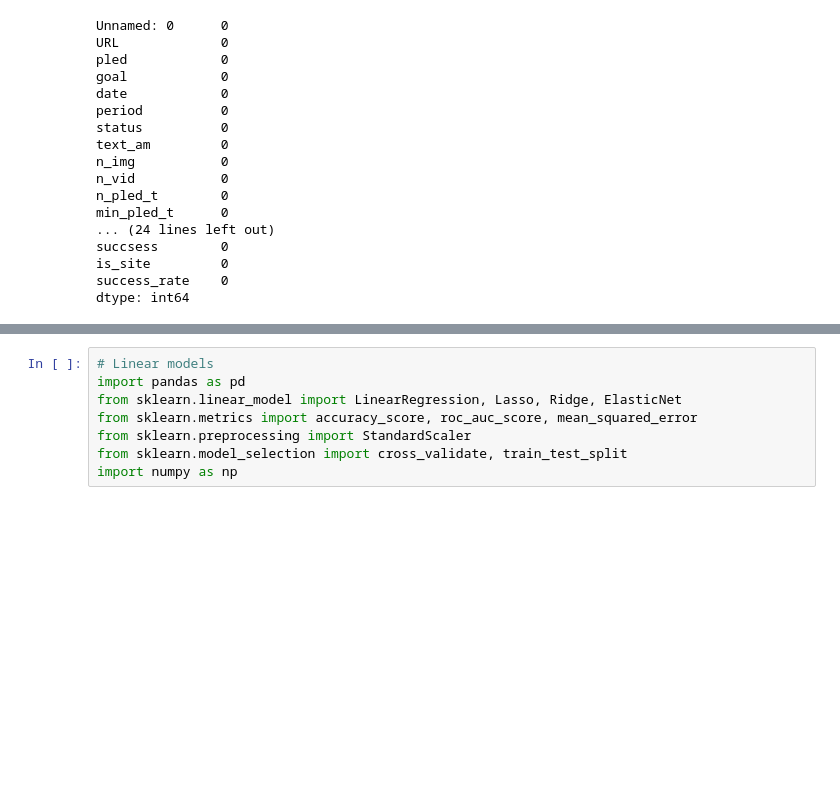
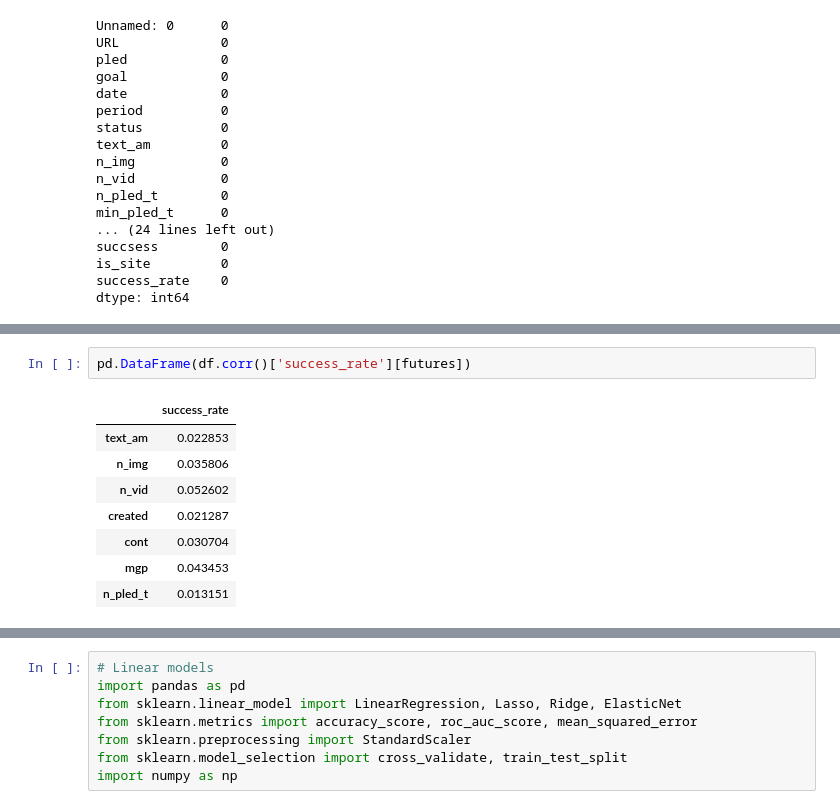
Before and after one commit to Yue2u/DANO-olympiade, a Jupyter notebook: Result.ipynb, the cells around one changed output, grey strips where cells are left out. Cells and saved outputs as stored; diff of their text form; blank space fills up the shorter version.

```diff
--- a/Result.ipynb
+++ b/Result.ipynb
@@ -209,0 +205,11 @@ desc
+# %%
+pd.DataFrame(df.corr()['success_rate'][futures])
+# %% [output]
+|  | success_rate |
+| text_am | 0.022853 |
+| n_img | 0.035806 |
+| n_vid | 0.052602 |
+| created | 0.021287 |
+| cont | 0.030704 |
+| mgp | 0.043453 |
+| n_pled_t | 0.013151 |
```
Also changed, not shown: parts of 20 cells of this notebook.
